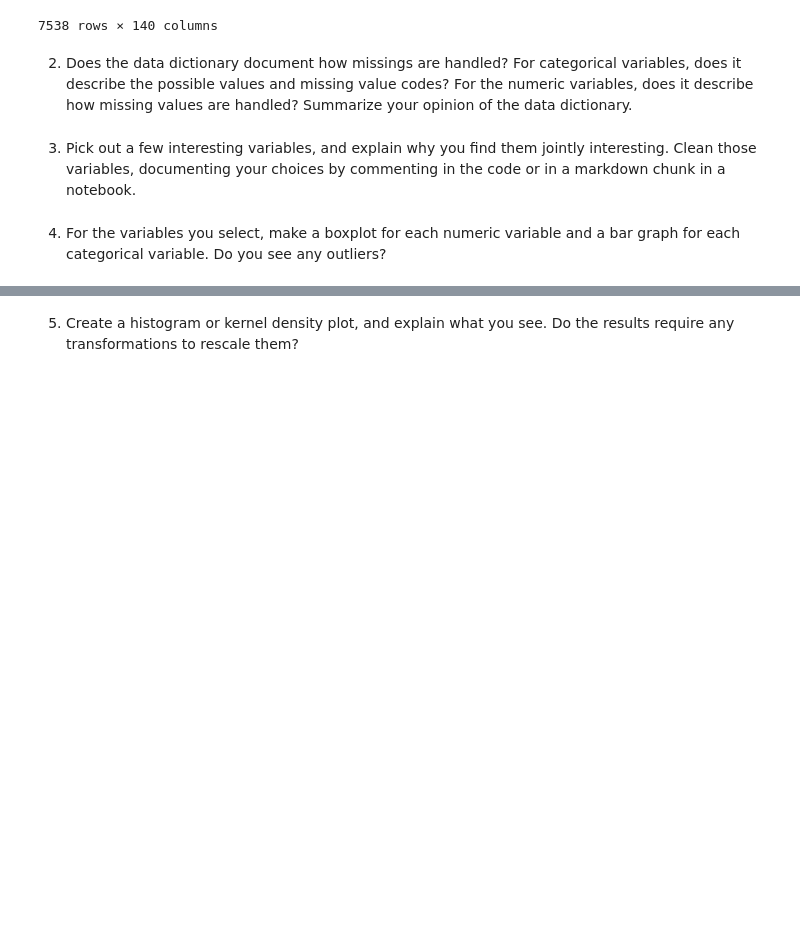
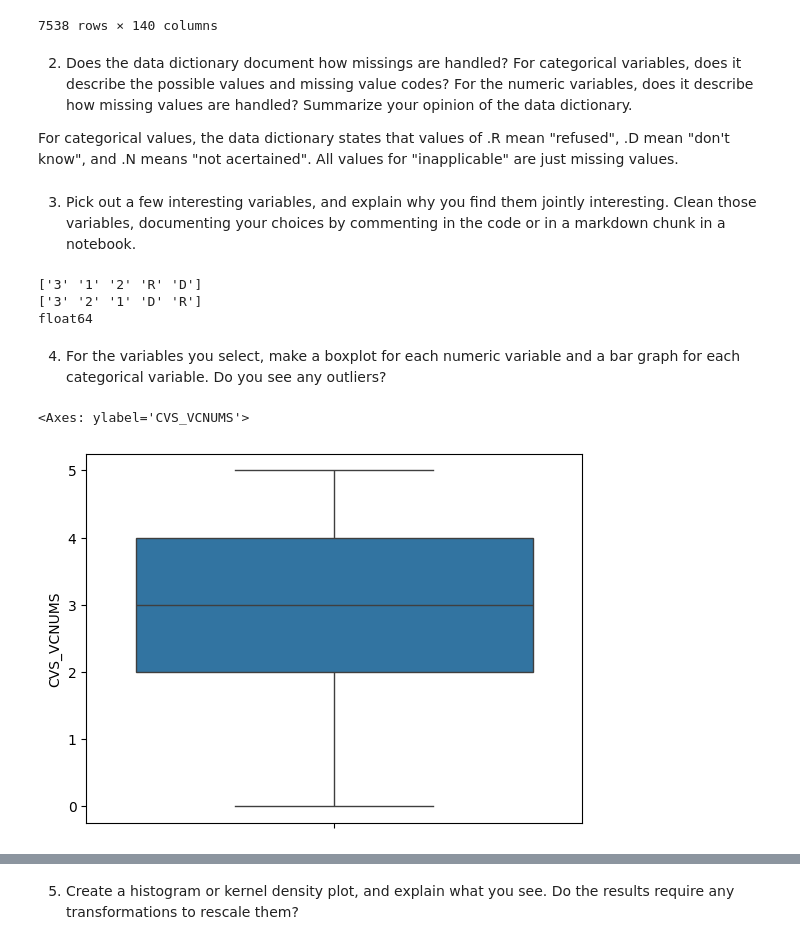
Before and after one commit to awhitehouse1/visualization, a Jupyter notebook: assignment/assignment.ipynb, the cells around one changed output, grey strips where cells are left out. Saved outputs shown, nothing was run; the diff lists cells and outputs as text; code cells hidden in the pictures; blank space fills up the shorter version.

```diff
--- a/assignment/assignment.ipynb
+++ b/assignment/assignment.ipynb
@@ -257,7 +255,36 @@ df
 7538 rows × 140 columns
 # %% [markdown]
 2. Does the data dictionary document how missings are handled? For categorical variables, does it describe the possible values and missing value codes? For the numeric variables, does it describe how missing values are handled? Summarize your opinion of the data dictionary.
+
+For categorical values, the data dictionary states that values of .R mean "refused", .D mean "don't know", and .N means "not acertained". All values for "inapplicable" are just missing values.
 # %% [markdown]
 3. Pick out a few interesting variables, and explain why you find them jointly interesting. Clean those variables, documenting your choices by commenting in the code or in a markdown chunk in a notebook.
+# %%
+# Interesting variables:
+# CVS_VCNUMS =  the number of covid vacines that a person has had
+# FIS_AFDMEAL = whether a person can afford to eat balanced meals
+# RXS_NOFILLRX = how often a person has not gotten a prescription because of cost
+# I chose these variables because I want to see how income has affected the number of covid vaccines people have gotten.
+# I also want to compare how poverty affects buying food vs medicine.
+
+vars_df = df[['CVS_VCNUMS', 'FIS_AFFDMEAL', 'RXS_NOFILLRX']].copy() # isolated variables in a new dataframe
+
+print(vars_df['FIS_AFFDMEAL'].unique())
+vars_df['FIS_AFFDMEAL'] = vars_df['FIS_AFFDMEAL'].replace(['R', 'D'], np.nan) # convert the 'R' and 'D' values to nan
+
+print(vars_df['RXS_NOFILLRX'].unique())
+vars_df['RXS_NOFILLRX'] = vars_df['RXS_NOFILLRX'].replace(['R', 'D'], np.nan) # convert the 'R' and 'D' values to nan
+
+print(vars_df['CVS_VCNUMS'].dtype) # The number of covid shots is recorded as a float, I will leave this because this is better than being an object
+# %% [output]
+['3' '1' '2' 'R' 'D']
+['3' '2' '1' 'D' 'R']
+float64
 # %% [markdown]
 4. For the variables you select, make a boxplot for each numeric variable and a bar graph for each categorical variable. Do you see any outliers?
+# %%
+sns.boxplot(vars_df['CVS_VCNUMS'])
+# There do not appear to be outliers
+# %% [output]
+<Axes: ylabel='CVS_VCNUMS'>
+[figure, added]
```
Also changed, not shown: parts of 7 cells of this notebook.
